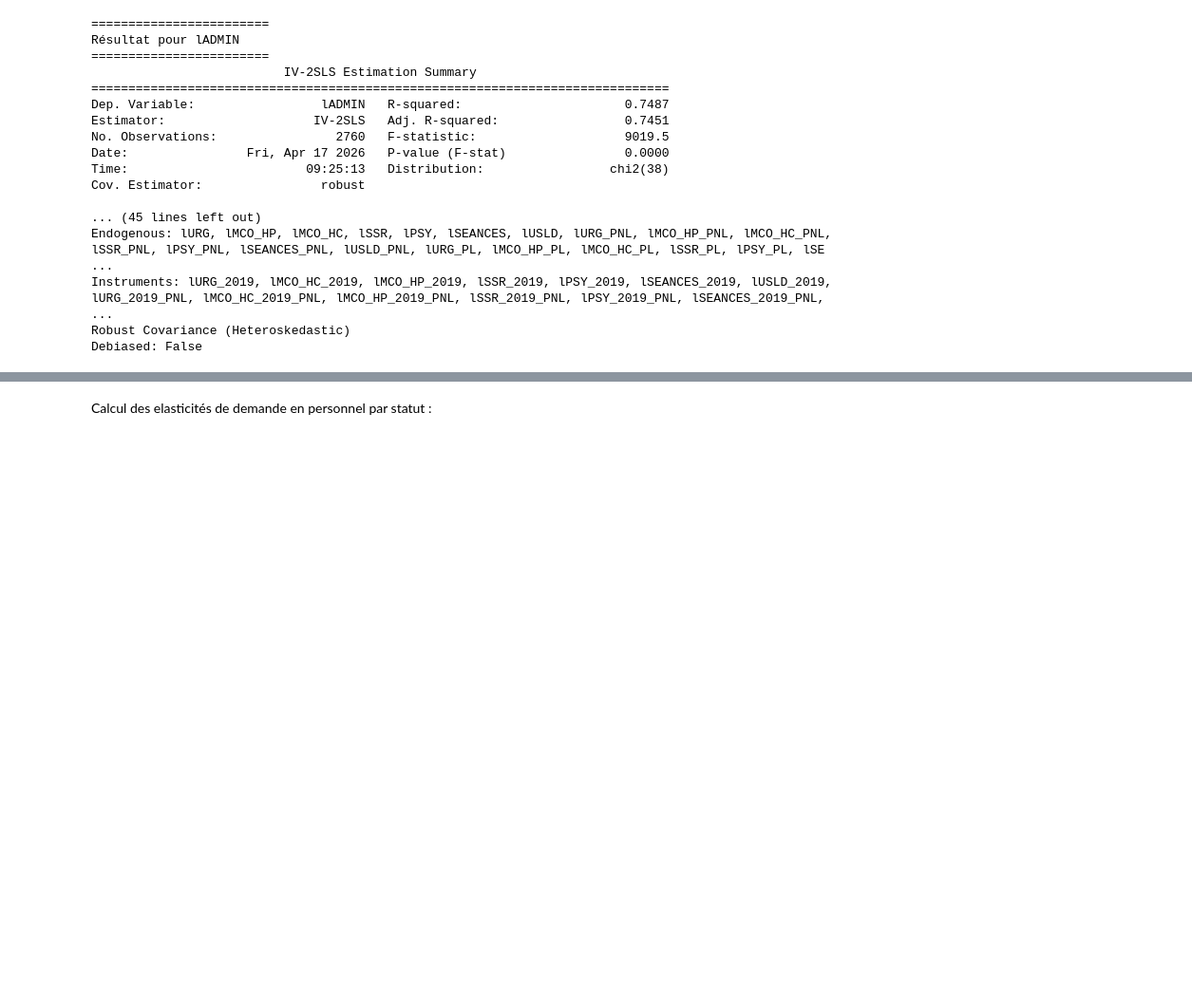
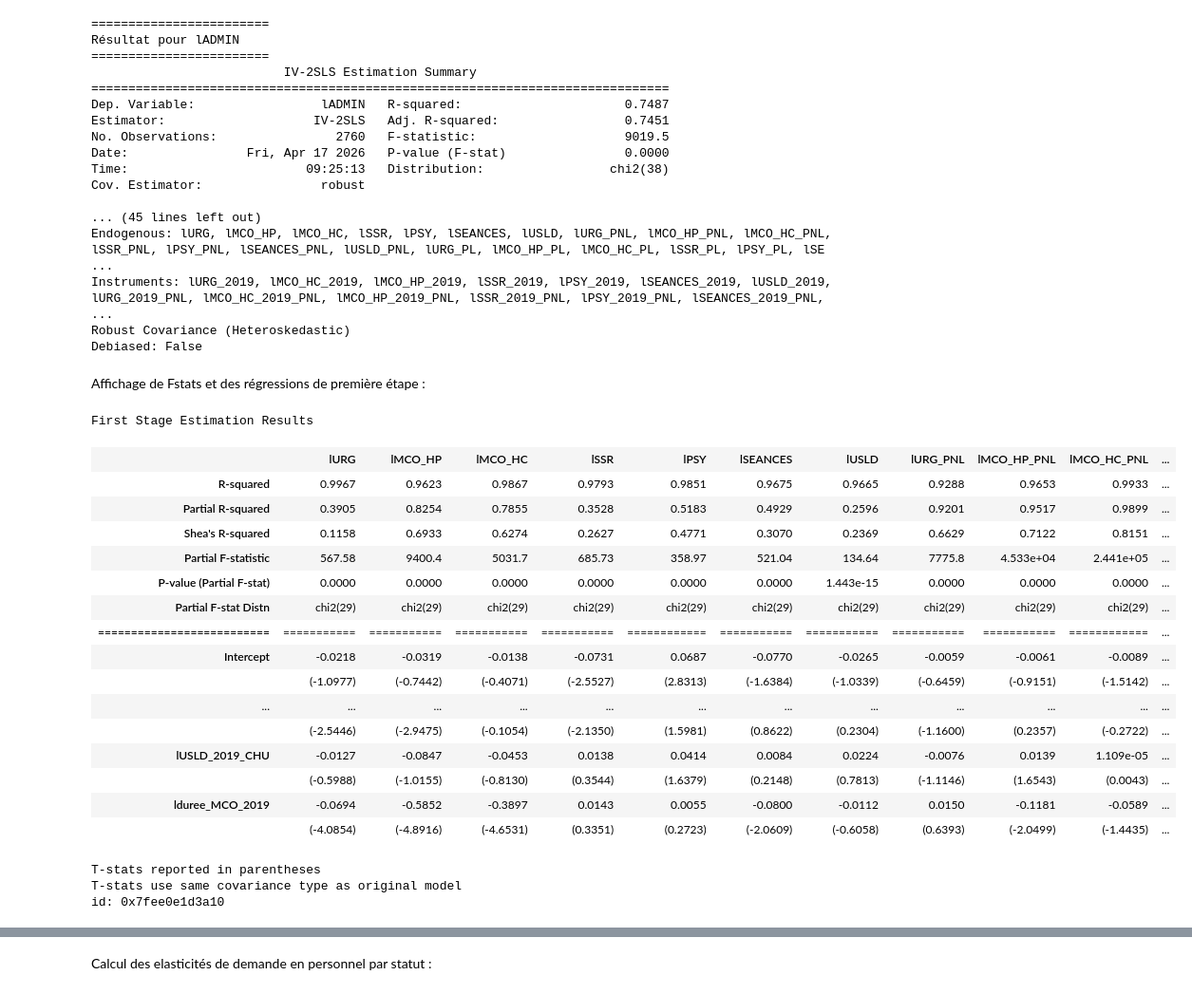
Before and after one commit to Alexandre484/StatApp, a Jupyter notebook: demande_conditionnelle.ipynb, the cells around one changed output, grey strips where cells are left out. Shown at 95% size. Drawn from its saved outputs; the diff is of its cells as text; code cells hidden in the pictures; blank space fills up the shorter version.

Commit message:
sauvegarde Fstat et regression intermediaires 2SLS

```diff
--- a/demande_conditionnelle.ipynb
+++ b/demande_conditionnelle.ipynb
@@ -964,3 +964,28 @@ Endogenous: lURG, lMCO_HP, lMCO_HC, lSSR, lPSY, lSEANCES, lUSLD, lURG_PNL, lMCO_
 Instruments: lURG_2019, lMCO_HC_2019, lMCO_HP_2019, lSSR_2019, lPSY_2019, lSEANCES_2019, lUSLD_2019, lURG_2019_PNL, lMCO_HC_2019_PNL, lMCO_HP_2019_PNL, lSSR_2019_PNL, lPSY_2019_PNL, lSEANCES_2019_PNL, ...
 Robust Covariance (Heteroskedastic)
 Debiased: False
+# %% [markdown]
+Affichage de Fstats et des régressions de première étape :
+# %%
+result_instr["lMED"].first_stage
+# %% [output]
+First Stage Estimation Results
+|  | lURG | lMCO_HP | lMCO_HC | lSSR | lPSY | lSEANCES | lUSLD | lURG_PNL | lMCO_HP_PNL | lMCO_HC_PNL | ... |
+| R-squared | 0.9967 | 0.9623 | 0.9867 | 0.9793 | 0.9851 | 0.9675 | 0.9665 | 0.9288 | 0.9653 | 0.9933 | ... |
+| Partial R-squared | 0.3905 | 0.8254 | 0.7855 | 0.3528 | 0.5183 | 0.4929 | 0.2596 | 0.9201 | 0.9517 | 0.9899 | ... |
+| Shea's R-squared | 0.1158 | 0.6933 | 0.6274 | 0.2627 | 0.4771 | 0.3070 | 0.2369 | 0.6629 | 0.7122 | 0.8151 | ... |
+| Partial F-statistic | 567.58 | 9400.4 | 5031.7 | 685.73 | 358.97 | 521.04 | 134.64 | 7775.8 | 4.533e+04 | 2.441e+05 | ... |
+| P-value (Partial F-stat) | 0.0000 | 0.0000 | 0.0000 | 0.0000 | 0.0000 | 0.0000 | 1.443e-15 | 0.0000 | 0.0000 | 0.0000 | ... |
+| Partial F-stat Distn | chi2(29) | chi2(29) | chi2(29) | chi2(29) | chi2(29) | chi2(29) | chi2(29) | chi2(29) | chi2(29) | chi2(29) | ... |
+| ========================== | =========== | =========== | =========== | =========== | ============ | =========== | =========== | =========== | =========== | ============ | ... |
+| Intercept | -0.0218 | -0.0319 | -0.0138 | -0.0731 | 0.0687 | -0.0770 | -0.0265 | -0.0059 | -0.0061 | -0.0089 | ... |
+|  | (-1.0977) | (-0.7442) | (-0.4071) | (-2.5527) | (2.8313) | (-1.6384) | (-1.0339) | (-0.6459) | (-0.9151) | (-1.5142) | ... |
+| ... | ... | ... | ... | ... | ... | ... | ... | ... | ... | ... | ... |
+|  | (-2.5446) | (-2.9475) | (-0.1054) | (-2.1350) | (1.5981) | (0.8622) | (0.2304) | (-1.1600) | (0.2357) | (-0.2722) | ... |
+| lUSLD_2019_CHU | -0.0127 | -0.0847 | -0.0453 | 0.0138 | 0.0414 | 0.0084 | 0.0224 | -0.0076 | 0.0139 | 1.109e-05 | ... |
+|  | (-0.5988) | (-1.0155) | (-0.8130) | (0.3544) | (1.6379) | (0.2148) | (0.7813) | (-1.1146) | (1.6543) | (0.0043) | ... |
+| lduree_MCO_2019 | -0.0694 | -0.5852 | -0.3897 | 0.0143 | 0.0055 | -0.0800 | -0.0112 | 0.0150 | -0.1181 | -0.0589 | ... |
+|  | (-4.0854) | (-4.8916) | (-4.6531) | (0.3351) | (0.2723) | (-2.0609) | (-0.6058) | (0.6393) | (-2.0499) | (-1.4435) | ... |
+T-stats reported in parentheses
+T-stats use same covariance type as original model
+id: 0x7fee0e1d3a10
```
Also changed, not shown: parts of 3 cells of this notebook, 4 other files.
